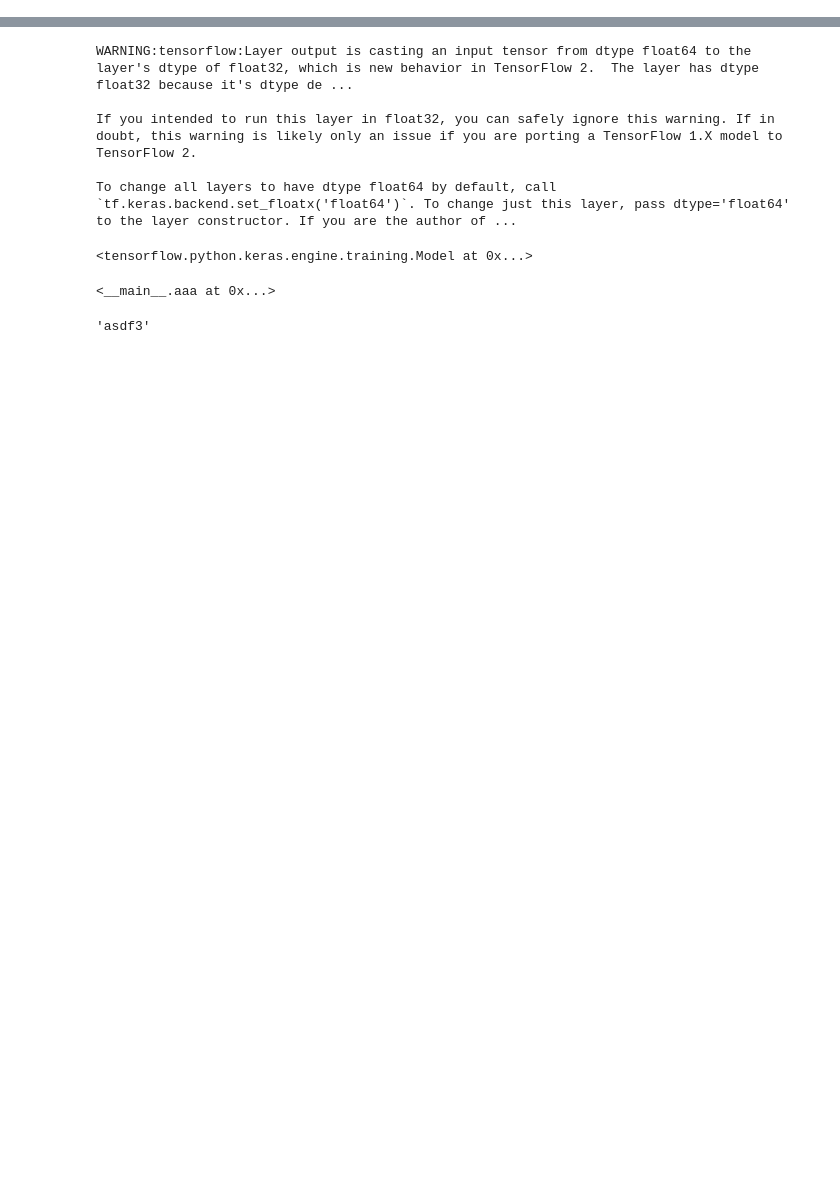
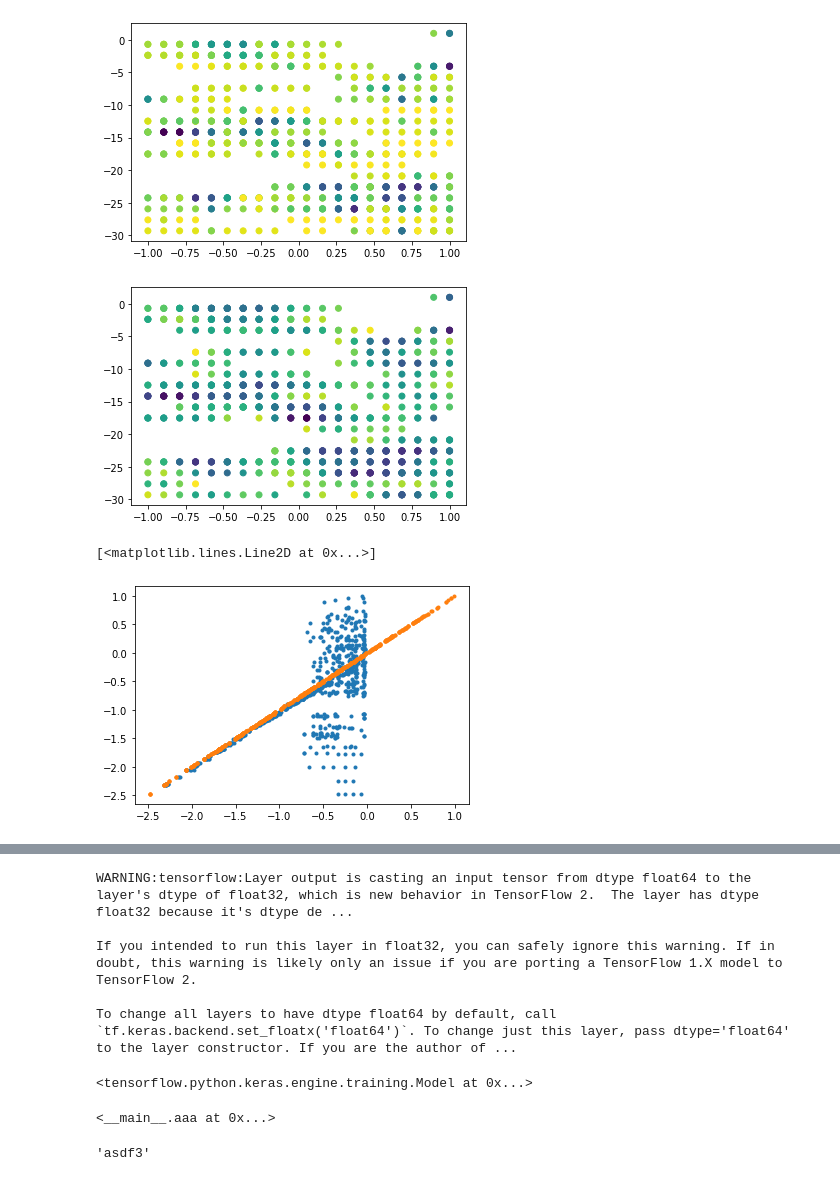
Before and after one commit to mylonasc/deep-rul-models, a Jupyter notebook: Scratch.ipynb, the cells around one changed output, grey strips where cells are left out. Saved outputs shown, nothing was run; the diff lists cells and outputs as text; code cells hidden in the pictures; blank space fills up the shorter version.

```diff
--- a/Scratch.ipynb
+++ b/Scratch.ipynb
@@ -265 +532,17 @@ m = make_mlp()
+# %%
+pos = np.array(node_positions[index])
+#pplot.scatter(pos[is_unobserved,0], pos[is_unobserved,1], c = vals[is_unobserved])
+pplot.scatter(pos[:,0], pos[:,1], c = vals)
+pplot.show()
+pplot.scatter(pos[:,0], pos[:,1], c = vals_actual)
+
+#pplot.scatter(pos[is_unobserved,0], pos[is_unobserved,1], c = vals[is_unobserved])
+pplot.show()
+pplot.plot(vals,vals_actual,'.')
+pplot.plot(vals_actual,vals_actual,'.')
+# %% [output]
+[figure, added]
+[figure, added]
+[<matplotlib.lines.Line2D at 0x...>]
+[figure, added]
 # %%
```
Also changed, not shown: parts of 55 cells of this notebook, 5 other files.
